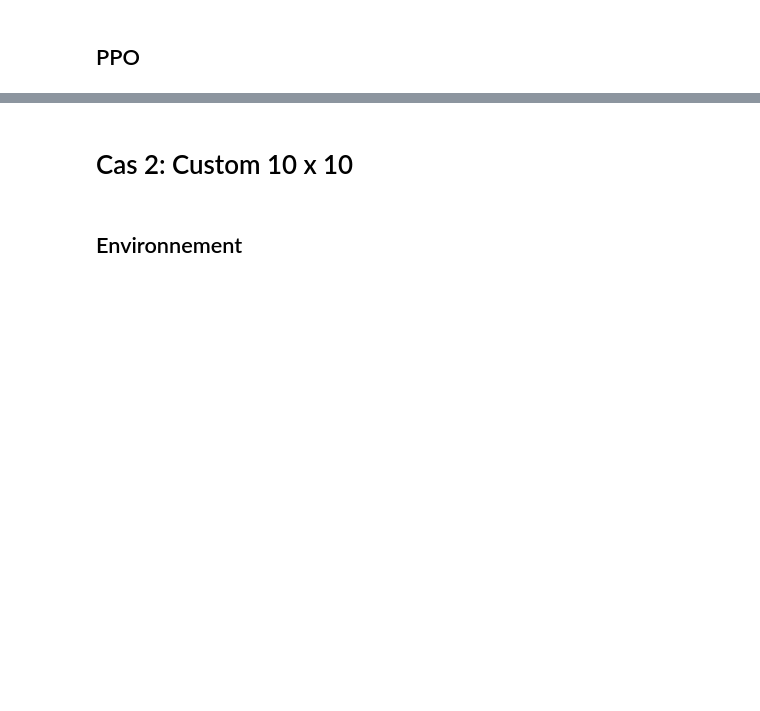
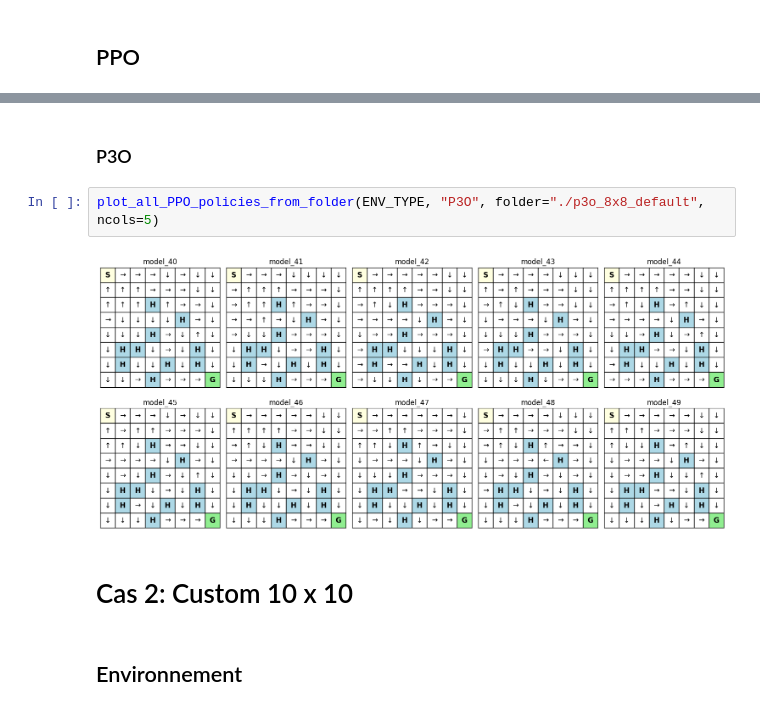
Before and after one commit to sinadeau/SafeRL-IFT-7201, a Jupyter notebook: Visualize_environments_and_policies.ipynb, the cells around one changed output, grey strips where cells are left out. Saved outputs shown, nothing was run; the diff lists cells and outputs as text; blank space fills up the shorter version.

```diff
--- a/Visualize_environments_and_policies.ipynb
+++ b/Visualize_environments_and_policies.ipynb
@@ -38,5 +38,11 @@ plot_all_PPO_policies_from_folder(ENV_TYPE, folder="./ppo_8x8_default", ncols=5)
 # %% [output]
 [figure]
+# %% [markdown]
+### P3O
+# %%
+plot_all_PPO_policies_from_folder(ENV_TYPE, "P3O", folder="./p3o_8x8_default", ncols=5)
+# %% [output]
+[figure, added]
 # %% [markdown]
 # Cas 2: Custom 10 x 10
 # %% [markdown]
```
Also changed, not shown: parts of 10 cells of this notebook.
